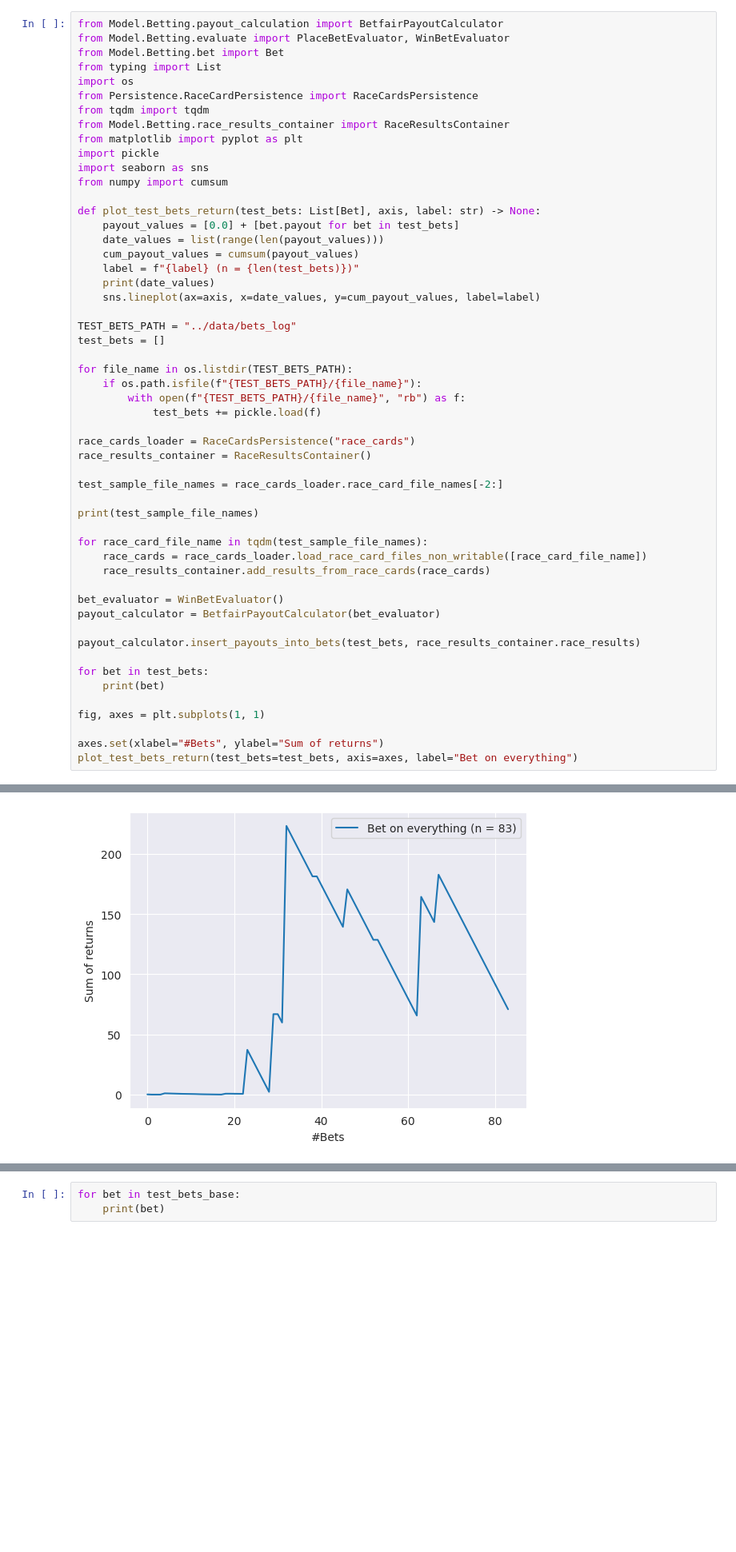
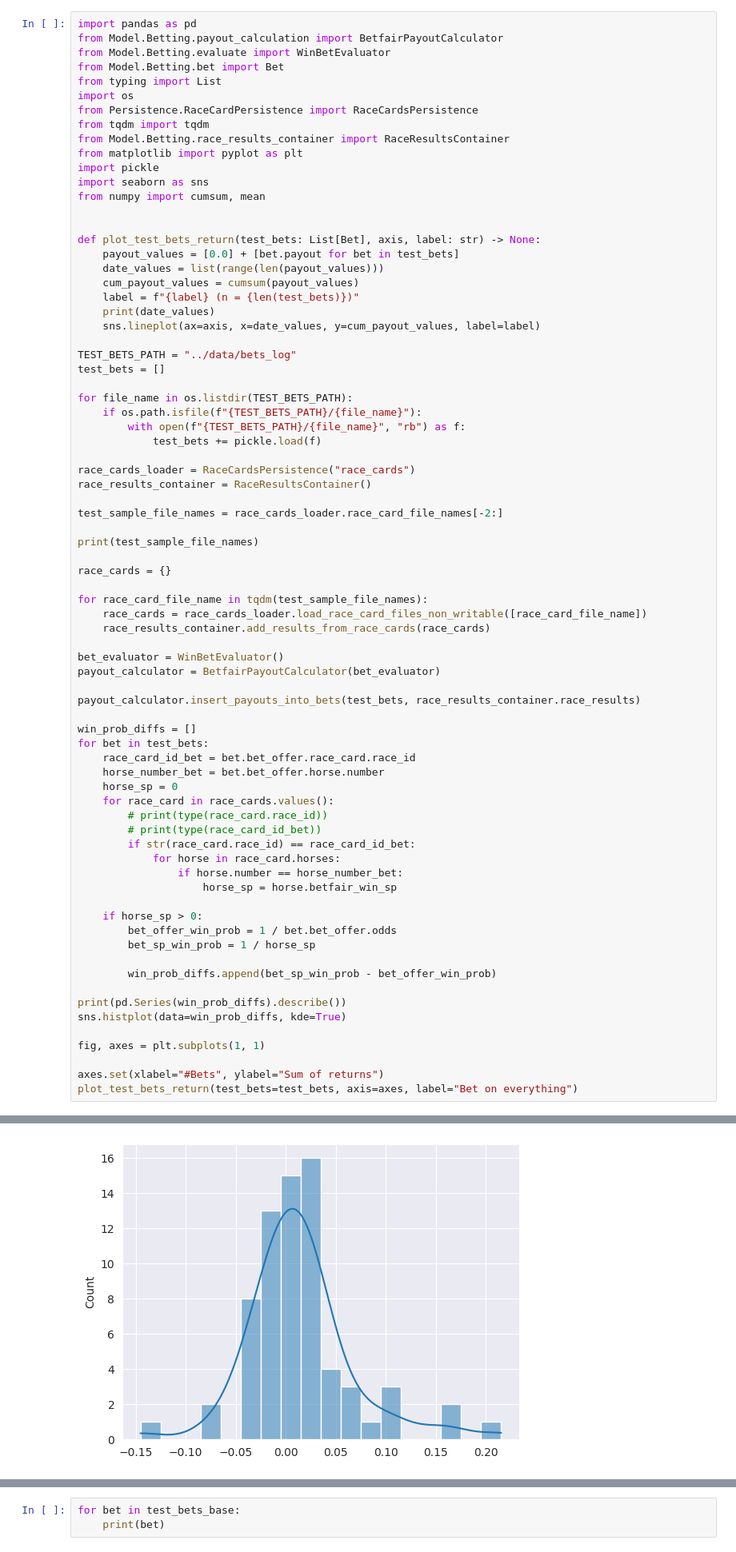
Before and after one commit to Dateb/WageringSystem, a Jupyter notebook: notebooks/exchange_bets_evaluation.ipynb, the cells around one changed output, grey strips where cells are left out. Shown at 80% size. Saved outputs shown, nothing was run; the diff lists cells and outputs as text; blank space fills up the shorter version.

```diff
--- a/notebooks/exchange_bets_evaluation.ipynb
+++ b/notebooks/exchange_bets_evaluation.ipynb
@@ -1,6 +1,7 @@
 # %%
+import pandas as pd
 from Model.Betting.payout_calculation import BetfairPayoutCalculator
-from Model.Betting.evaluate import PlaceBetEvaluator, WinBetEvaluator
+from Model.Betting.evaluate import WinBetEvaluator
 from Model.Betting.bet import Bet
 from typing import List
 import os
@@ -10,7 +11,8 @@ from Model.Betting.race_results_container import RaceResultsContainer
 from matplotlib import pyplot as plt
 import pickle
 import seaborn as sns
-from numpy import cumsum
+from numpy import cumsum, mean
+
 
 def plot_test_bets_return(test_bets: List[Bet], axis, label: str) -> None:
     payout_values = [0.0] + [bet.payout for bet in test_bets]
@@ -35,6 +37,8 @@ test_sample_file_names = race_cards_loader.race_card_file_names[-2:]
 
 print(test_sample_file_names)
 
+race_cards = {}
+
 for race_card_file_name in tqdm(test_sample_file_names):
     race_cards = race_cards_loader.load_race_card_files_non_writable([race_card_file_name])
     race_results_container.add_results_from_race_cards(race_cards)
@@ -44,8 +48,27 @@ payout_calculator = BetfairPayoutCalculator(bet_evaluator)
 
 payout_calculator.insert_payouts_into_bets(test_bets, race_results_container.race_results)
 
+win_prob_diffs = []
 for bet in test_bets:
-    print(bet)
+    race_card_id_bet = bet.bet_offer.race_card.race_id
+    horse_number_bet = bet.bet_offer.horse.number
+    horse_sp = 0
+    for race_card in race_cards.values():
+        # print(type(race_card.race_id))
+        # print(type(race_card_id_bet))
+        if str(race_card.race_id) == race_card_id_bet:
+            for horse in race_card.horses:
+                if horse.number == horse_number_bet:
+                    horse_sp = horse.betfair_win_sp
+
+    if horse_sp > 0:
+        bet_offer_win_prob = 1 / bet.bet_offer.odds
+        bet_sp_win_prob = 1 / horse_sp
+
+        win_prob_diffs.append(bet_sp_win_prob - bet_offer_win_prob)
+
+print(pd.Series(win_prob_diffs).describe())
+sns.histplot(data=win_prob_diffs, kde=True)
 
 fig, axes = plt.subplots(1, 1)
 
@@ -72,2 +88,2 @@ Payout: -7.0
 [0, 1, 2, 3, 4, 5, 6, 7, 8, 9, 10, 11, 12, 13, 14, 15, 16, 17, 18, 19, 20, 21, 22, 23, 24, 25, 26, 27, 28, 29, 30, 31, 32, 33, 34, 35, 36, 37, 38, 39, 40, 41, 42, 43, 44, 45, 46, 47, 48, 49, 50, 51, 5 ...
-[figure, old version]
+[figure, new version]
```
Also changed, not shown: parts of 1 cell of this notebook, 10 other files.
